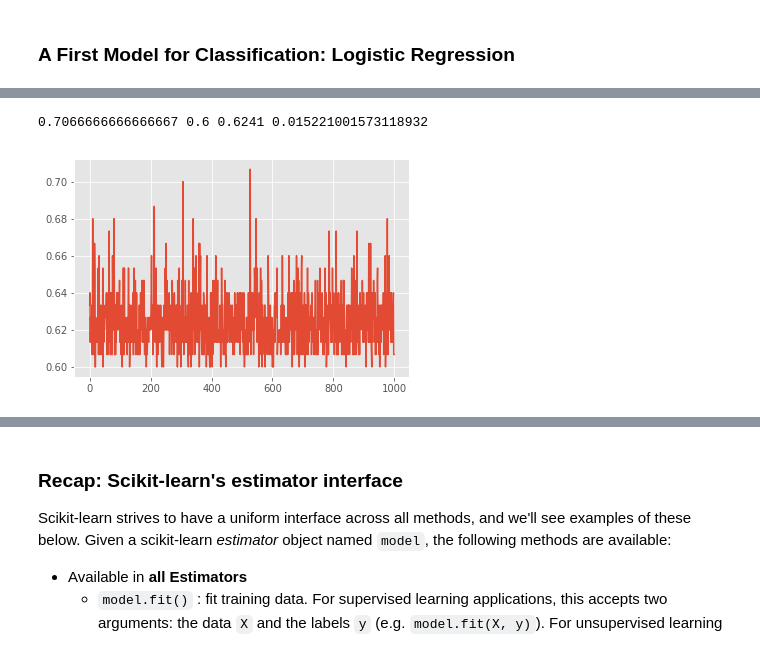
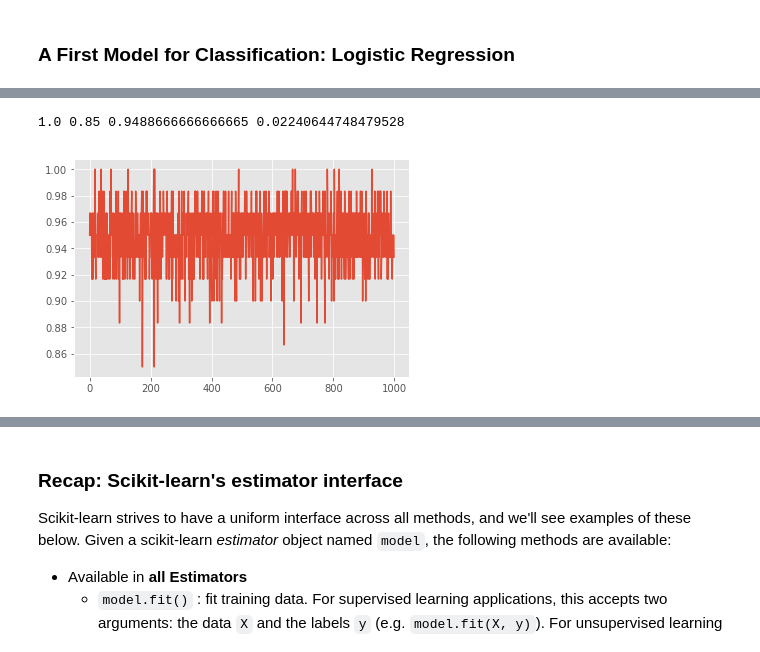
Before and after one commit to albahnsen/AppliedDeepLearningClass, a Jupyter notebook: notebooks/01-IntroMachineLearning.ipynb, the cells around one changed output, grey strips where cells are left out. Cells and saved outputs as stored; diff of their text form; code cells hidden in the pictures.

```diff
--- a/notebooks/01-IntroMachineLearning.ipynb
+++ b/notebooks/01-IntroMachineLearning.ipynb
@@ -385,0 +405,16 @@ plot_confusion_matrix(cm)
+# %%
+accuracy = []
+for i in range(1000):
+    X_train, X_test, y_train, y_test = model_selection.train_test_split(iris.data, iris.target, test_size=0.4, random_state=i)
+
+    clf = LogisticRegression()
+    clf.fit(X_train, y_train)
+    y_pred = clf.predict(X_test)
+
+    acc = float((y_pred == y_test).mean())
+    accuracy.append(acc)
+
+plt.plot(list(range(1000)), accuracy)
+
+accuracy = np.array(accuracy)
+print(accuracy.max(), accuracy.min(), accuracy.mean(), accuracy.std())
@@ -386,24 +424,21 @@ plot_confusion_matrix(cm)
 # %%
-from sklearn.linear_model import LogisticRegression
+from sklearn.ensemble import RandomForestClassifier
 
-from sklearn import model_selection
-
-errors = []
+accuracy = []
 for i in range(1000):
     X_train, X_test, y_train, y_test = model_selection.train_test_split(iris.data, iris.target, test_size=0.4, random_state=i)
 
-    clf = LogisticRegression()
+    clf = RandomForestClassifier()
     clf.fit(X_train, y_train)
     y_pred = clf.predict(X_test)
 
-    acc = float((y_pred == y_test).sum())
-    err = 1- acc / n_samples
-    errors.append(err)
+    acc = float((y_pred == y_test).mean())
+    accuracy.append(acc)
 
-plt.plot(list(range(1000)), errors)
+plt.plot(list(range(1000)), accuracy)
 
-errors = np.array(errors)
-print(errors.max(), errors.min(), errors.mean(), errors.std())
+accuracy = np.array(accuracy)
+print(accuracy.max(), accuracy.min(), accuracy.mean(), accuracy.std())
 # %% [output]
-0.7066666666666667 0.6 0.6241 0.015221001573118932
+1.0 0.85 0.9488666666666665 0.02240644748479528
-[figure, old version]
+[figure, new version]
```
Also changed, not shown: parts of 10 cells of this notebook.
